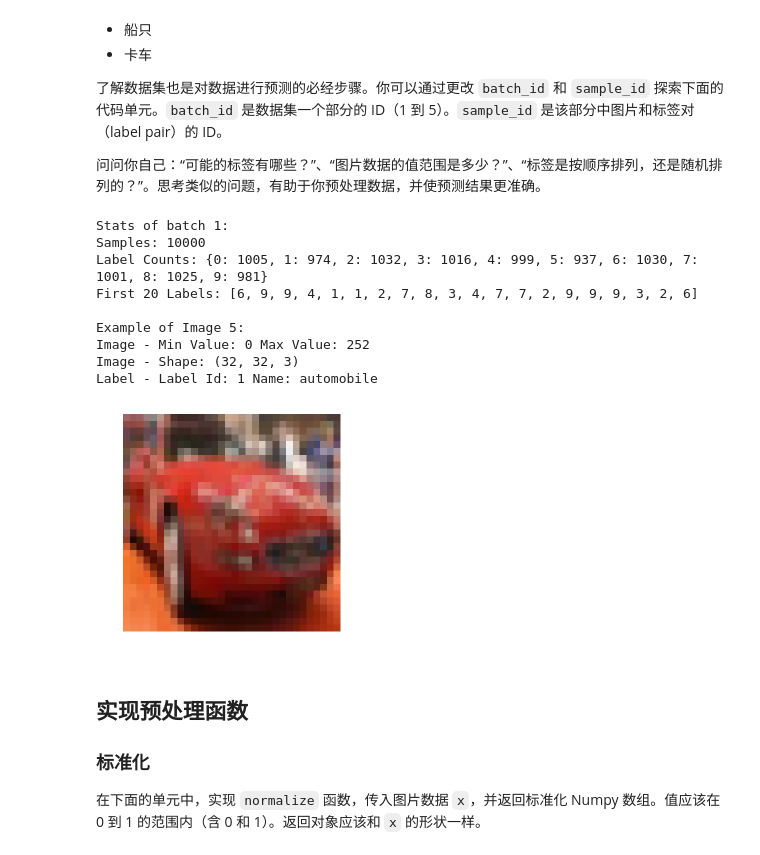
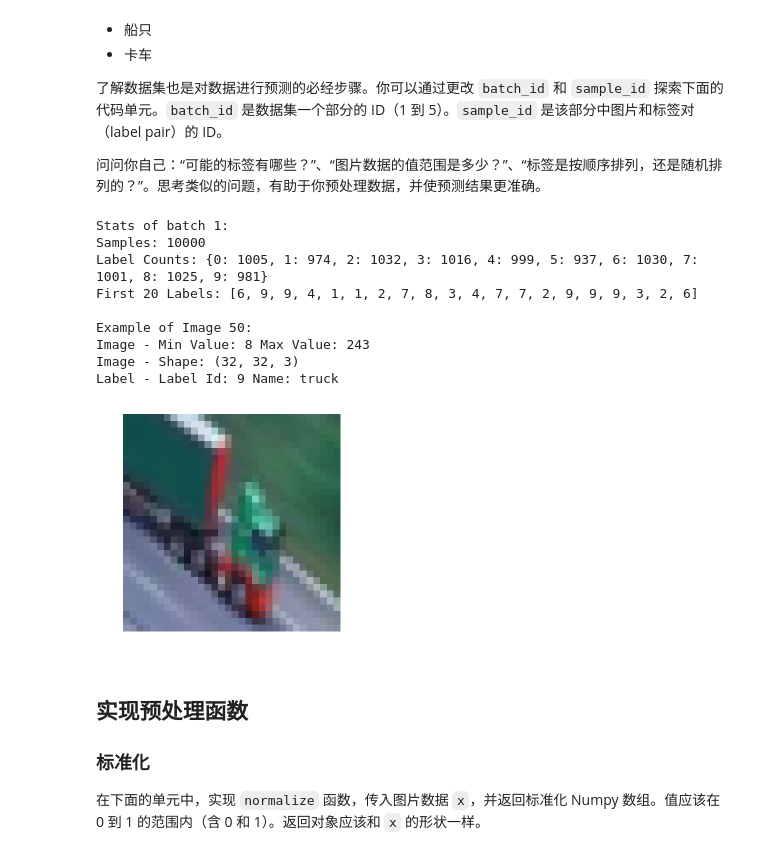
Before and after one commit to xueweiyema/image-classification, a Jupyter notebook: dlnd_image_classification.ipynb, the cells around one changed output. Cells and saved outputs as stored; diff of their text form; code cells hidden in the pictures.

```diff
--- a/dlnd_image_classification.ipynb
+++ b/dlnd_image_classification.ipynb
@@ -72,25 +72,25 @@ All files found!
 # %%
 %matplotlib inline
 %config InlineBackend.figure_format = 'retina'
 
 import helper
 import numpy as np
 
 # Explore the dataset
 batch_id = 1
-sample_id = 5
+sample_id = 50
 helper.display_stats(cifar10_dataset_folder_path, batch_id, sample_id)
 # %% [output]
 Stats of batch 1:
 Samples: 10000
 Label Counts: {0: 1005, 1: 974, 2: 1032, 3: 1016, 4: 999, 5: 937, 6: 1030, 7: 1001, 8: 1025, 9: 981}
 First 20 Labels: [6, 9, 9, 4, 1, 1, 2, 7, 8, 3, 4, 7, 7, 2, 9, 9, 9, 3, 2, 6]
 
-Example of Image 5:
-Image - Min Value: 0 Max Value: 252
+Example of Image 50:
+Image - Min Value: 8 Max Value: 243
 Image - Shape: (32, 32, 3)
-Label - Label Id: 1 Name: automobile
+Label - Label Id: 9 Name: truck
-[figure, old version]
+[figure, new version]
 # %% [markdown]
 ## 实现预处理函数
 
```
Also changed, not shown: parts of 15 cells of this notebook.
